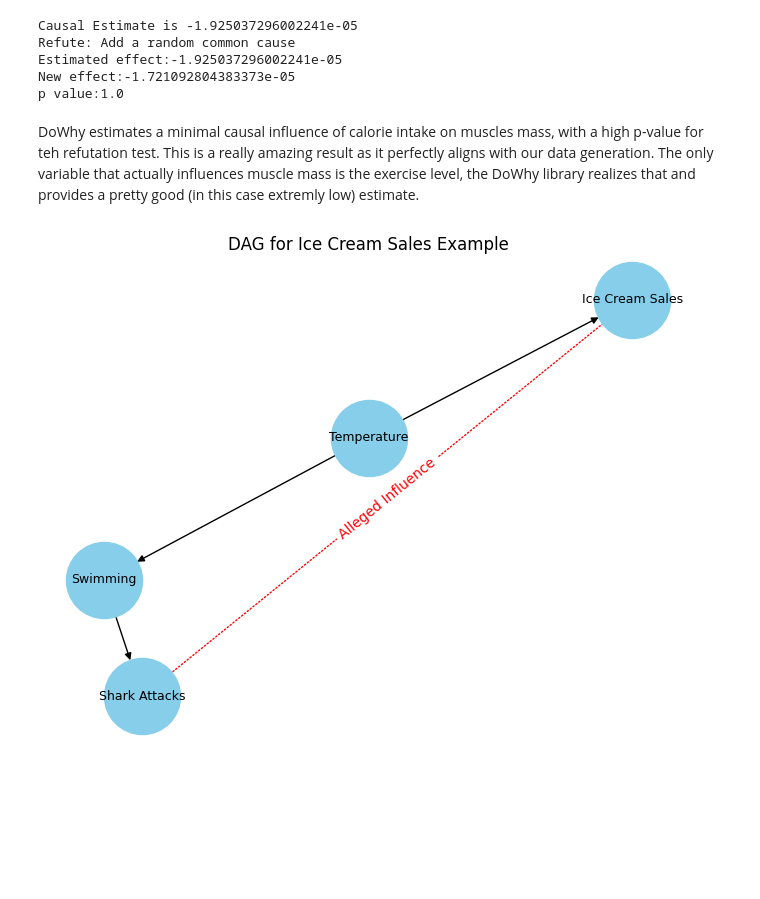
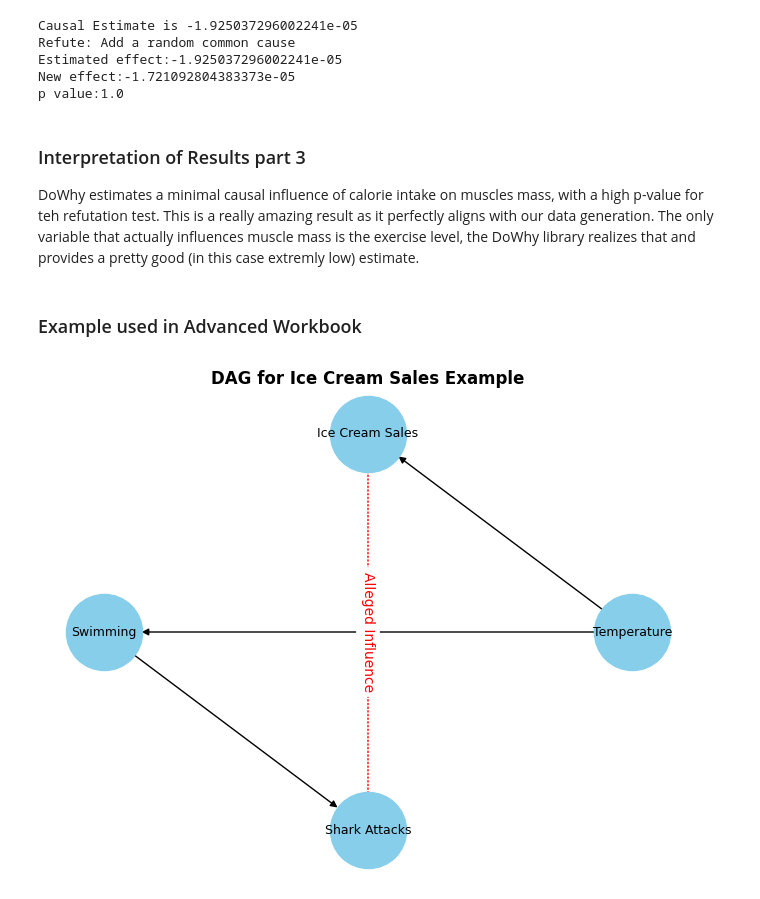
Before and after one commit to MaxiStahl1992/advanced-workbook-code, a Jupyter notebook: task3_full.ipynb, the cells around one changed output. Saved outputs shown, nothing was run; the diff lists cells and outputs as text; code cells hidden in the pictures; blank space fills up the shorter version.

```diff
--- a/task3_full.ipynb
+++ b/task3_full.ipynb
@@ -321,18 +295,21 @@ Estimated effect:-1.925037296002241e-05
 New effect:-1.721092804383373e-05
 p value:1.0
 # %% [markdown]
+### Interpretation of Results part 3
 DoWhy estimates a minimal causal influence of calorie intake on muscles mass, with a high p-value for teh refutation test. This is a really amazing result as it perfectly aligns with our data generation. The only variable that actually influences muscle mass is the exercise level, the DoWhy library realizes that and provides a pretty good (in this case extremly low) estimate.
+# %% [markdown]
+### Example used in Advanced Workbook
 # %%
 # Draw a Directed Acyclic Graph (DAG) for the ice cream sales example
 G = nx.DiGraph()
 G.add_edges_from([("Temperature", "Ice Cream Sales"), ("Temperature", "Swimming"), ("Swimming", "Shark Attacks")])
 
-pos = nx.spring_layout(G)
+pos = nx.circular_layout(G)
 nx.draw(G, pos, with_labels=True, node_size=3000, node_color='skyblue', edge_color='k', linewidths=1, font_size=9)
 nx.draw_networkx_edges(G, pos, edgelist=[("Ice Cream Sales", "Shark Attacks")], style="dotted", edge_color='r')
 nx.draw_networkx_edge_labels(G, pos, edge_labels={("Ice Cream Sales", "Shark Attacks"): 'Alleged Influence'}, font_color='red')
 
-plt.title('DAG for Ice Cream Sales Example')
+plt.title('DAG for Ice Cream Sales Example', fontweight='bold')
 plt.show()
 # %% [output]
-[figure, old version]
+[figure, new version]
```
Also changed, not shown: parts of 19 cells of this notebook, 14 other files.
